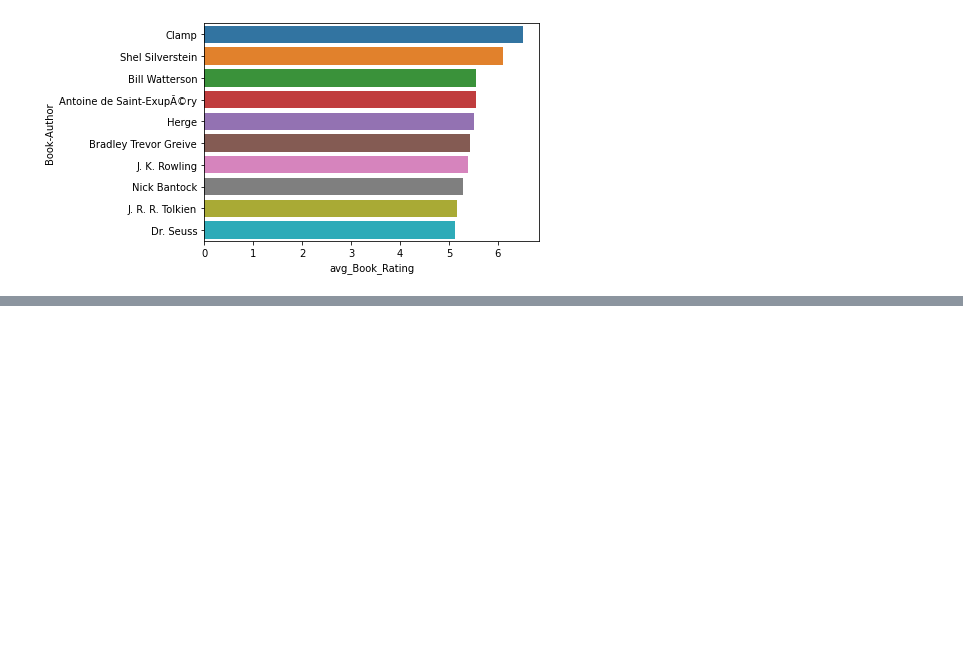
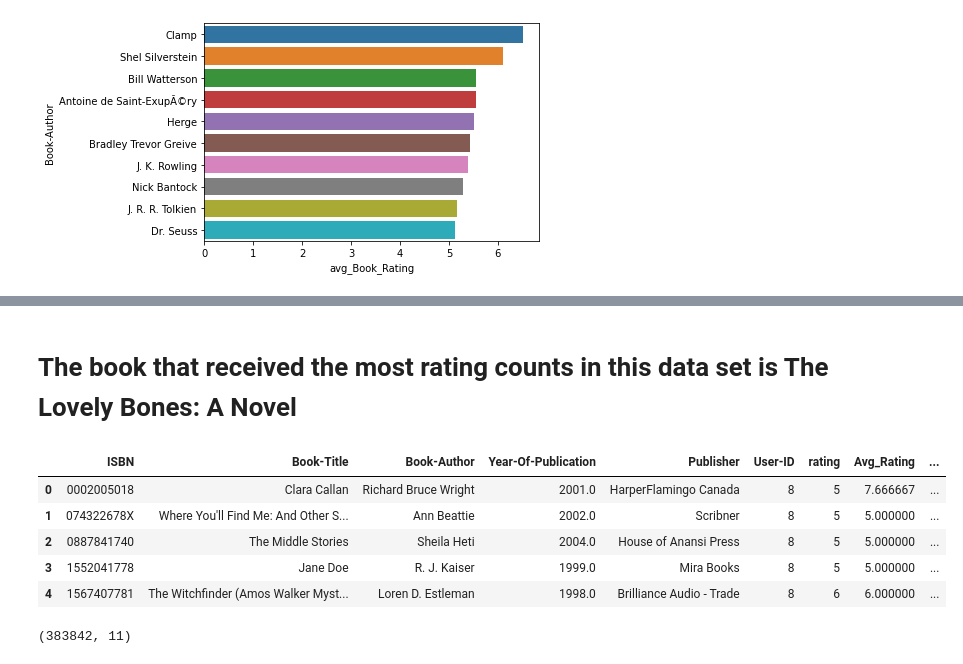
Before and after one commit to Akramkhan01/-Book-Recommendation-System, a Jupyter notebook: Book_Recommendation_System.ipynb, the cells around one changed output, grey strips where cells are left out. Cells and saved outputs as stored; diff of their text form; code cells hidden in the pictures; blank space fills up the shorter version.

```diff
--- a/Book_Recommendation_System.ipynb
+++ b/Book_Recommendation_System.ipynb
@@ -670,0 +791,15 @@ sns.barplot(y='Book-Author',x='avg_Book_Rating',data=temp_df_author.sort_values(
+# %% [markdown]
+# The book that received the most rating counts in this data set is The Lovely Bones: A Novel
+# %%
+dataset.head()
+# %% [output]
+|  | ISBN | Book-Title | Book-Author | Year-Of-Publication | Publisher | User-ID | rating | Avg_Rating | ... |
+| 0 | 0002005018 | Clara Callan | Richard Bruce Wright | 2001.0 | HarperFlamingo Canada | 8 | 5 | 7.666667 | ... |
+| 1 | 074322678X | Where You'll Find Me: And Other S... | Ann Beattie | 2002.0 | Scribner | 8 | 5 | 5.000000 | ... |
+| 2 | 0887841740 | The Middle Stories | Sheila Heti | 2004.0 | House of Anansi Press | 8 | 5 | 5.000000 | ... |
+| 3 | 1552041778 | Jane Doe | R. J. Kaiser | 1999.0 | Mira Books | 8 | 5 | 5.000000 | ... |
+| 4 | 1567407781 | The Witchfinder (Amos Walker Myst... | Loren D. Estleman | 1998.0 | Brilliance Audio - Trade | 8 | 6 | 6.000000 | ... |
+# %%
+dataset.shape
+# %% [output]
+(383842, 11)
```
Also changed, not shown: parts of 27 cells of this notebook.
